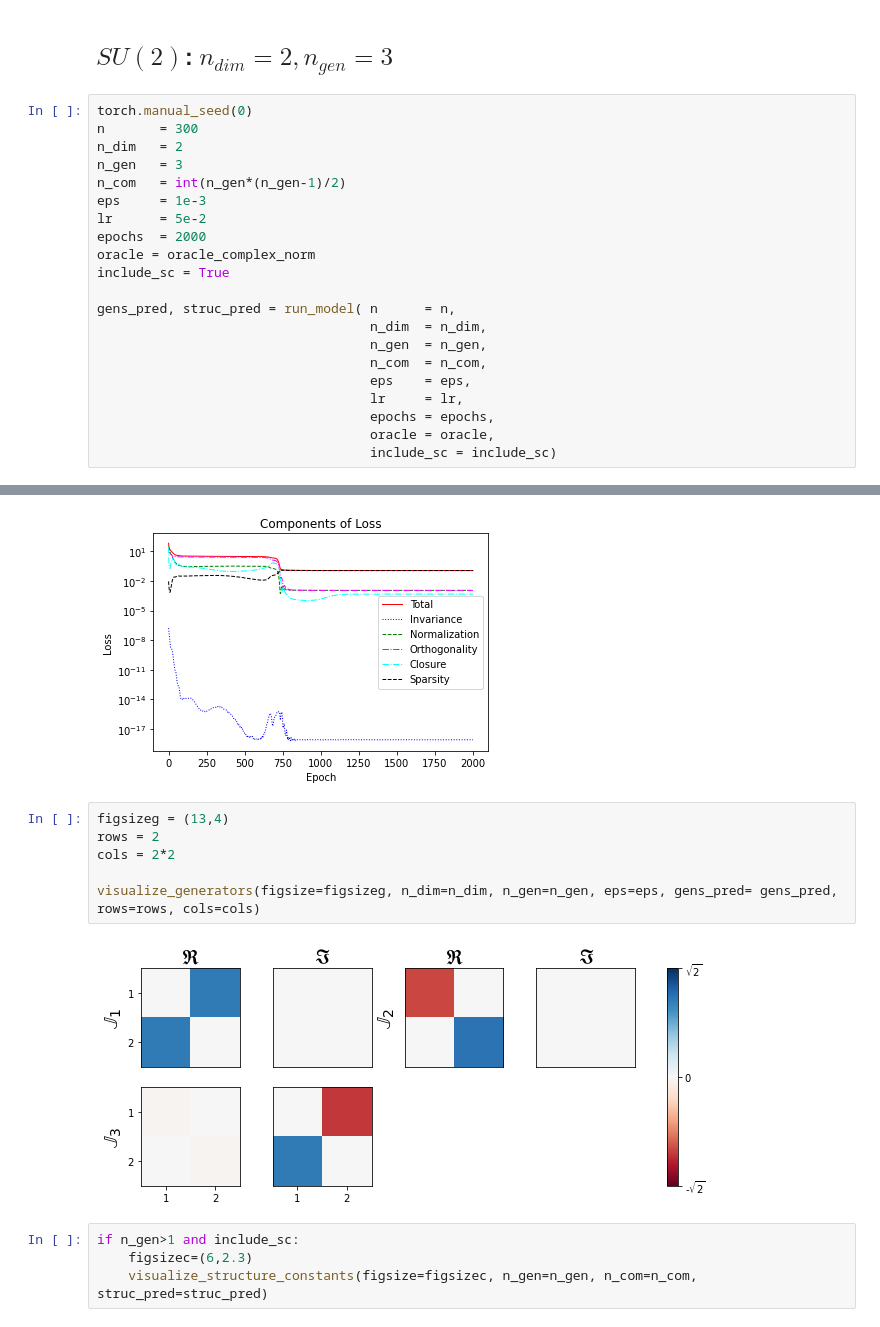
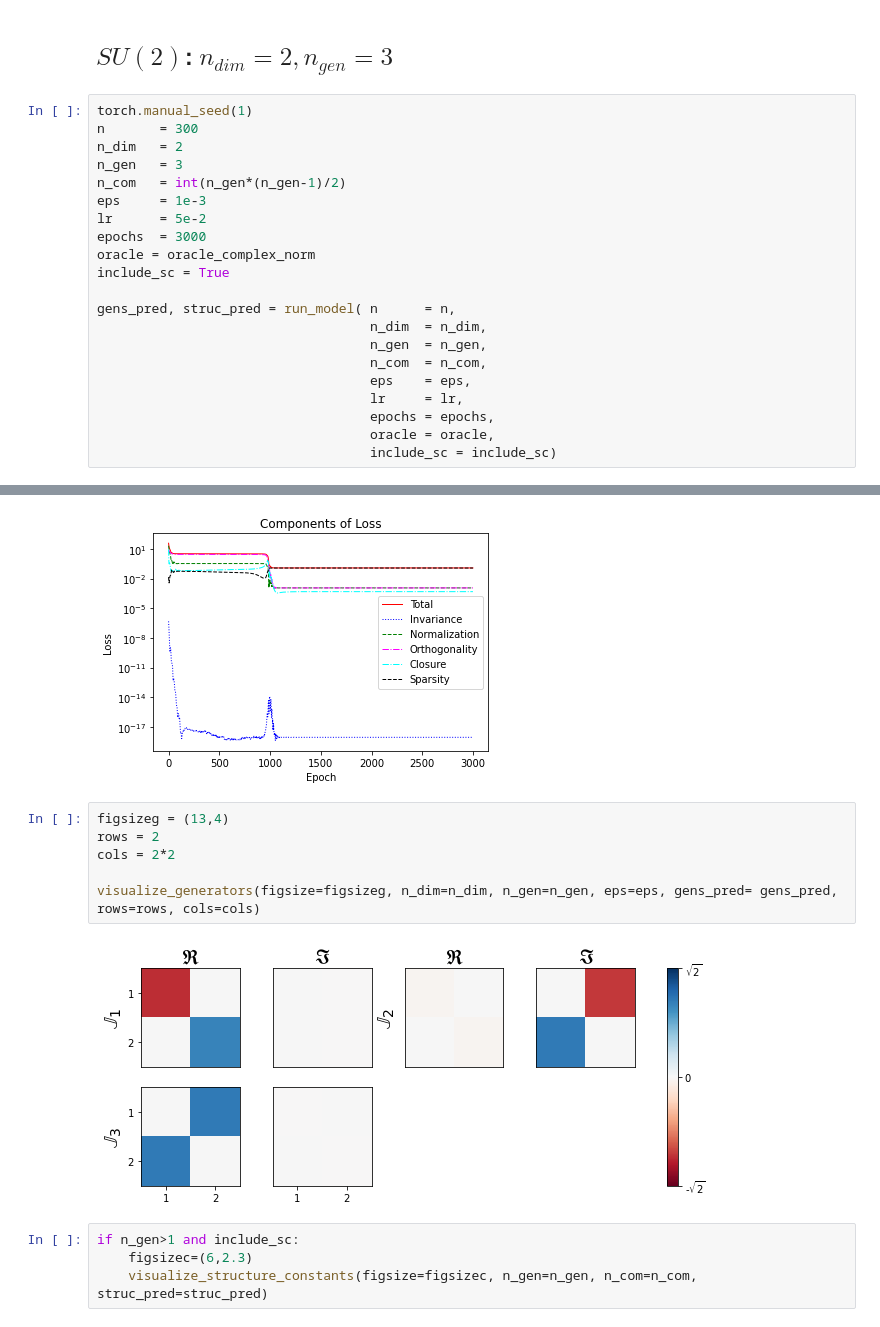
Before and after one commit to royforestano/Deep_Learning_Symmetries, a Jupyter notebook: Discovering_Sparse_Representations_of_Lie_Groups_with_Machine_Learning/sym_u_and_su_demo.ipynb, the cells around one changed output, grey strips where cells are left out. Saved outputs shown, nothing was run; the diff lists cells and outputs as text.

```diff
--- a/Discovering_Sparse_Representations_of_Lie_Groups_with_Machine_Learning/sym_u_and_su_demo.ipynb
+++ b/Discovering_Sparse_Representations_of_Lie_Groups_with_Machine_Learning/sym_u_and_su_demo.ipynb
@@ -114,14 +107,14 @@ Angle between generator 3 and 4: 1.5713261366 rad, 90.0303558651 deg
 # %% [markdown]
 ## $SU(2)$: $n_{dim} = 2, n_{gen} = 3$
 # %%
-torch.manual_seed(0)
+torch.manual_seed(1)
 n       = 300
 n_dim   = 2
 n_gen   = 3
 n_com   = int(n_gen*(n_gen-1)/2)
 eps     = 1e-3
 lr      = 5e-2
-epochs  = 2000
+epochs  = 3000
 oracle = oracle_complex_norm
 include_sc = True
 
@@ -140,5 +133,5 @@ Total Time: 32.61851907
 Complete.
-[figure, old version]
+[figure, new version]
 # %%
 figsizeg = (13,4)
 rows = 2
@@ -146,7 +139,7 @@ cols = 2*2
 
 visualize_generators(figsize=figsizeg, n_dim=n_dim, n_gen=n_gen, eps=eps, gens_pred= gens_pred, rows=rows, cols=cols)
 # %% [output]
-[figure, old version]
+[figure, new version]
 # %%
 if n_gen>1 and include_sc:
     figsizec=(6,2.3)
```
Also changed, not shown: parts of 27 cells of this notebook, 2 other files.
